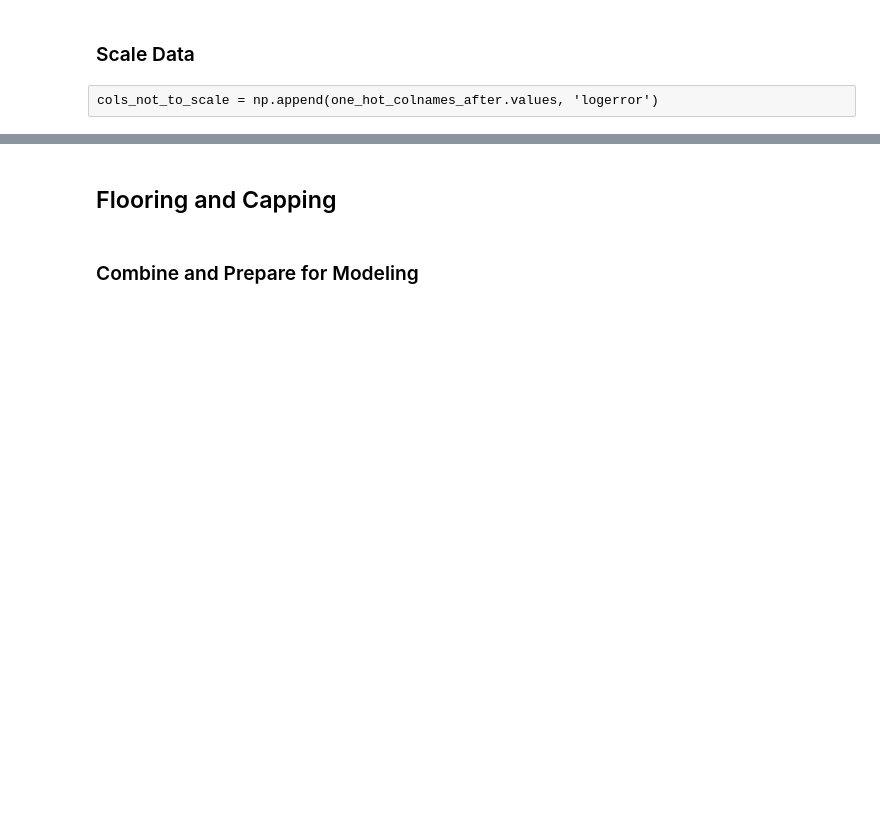
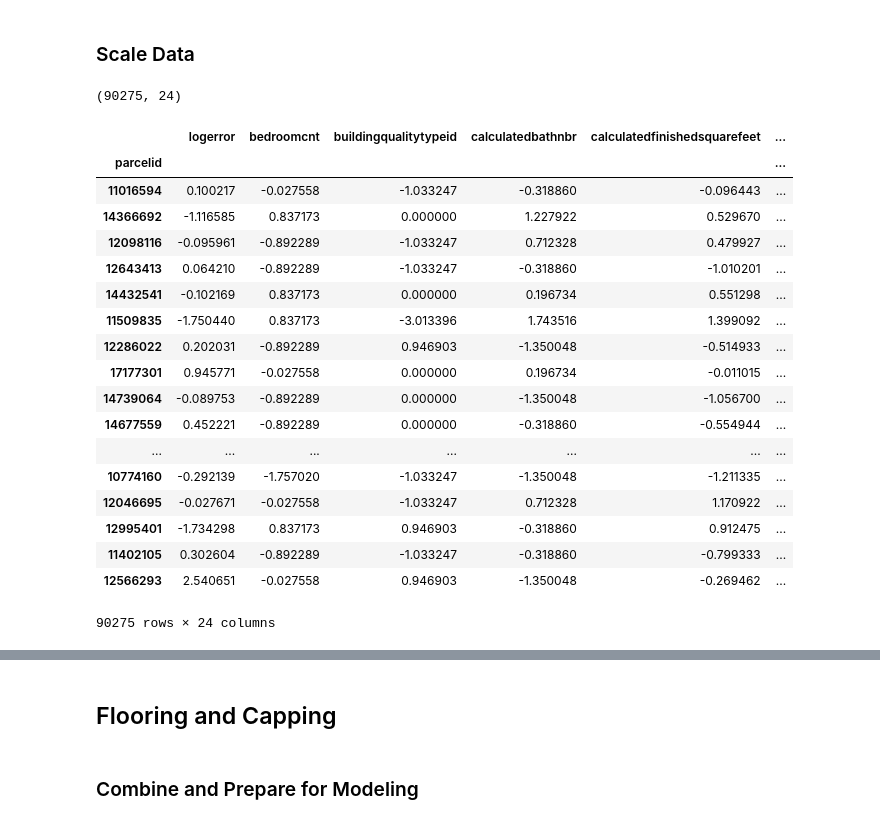
Before and after one commit to malctaylor15/Zillow_Kaggle, a Jupyter notebook: Analysis - Linear Regression.ipynb, the cells around one changed output, grey strips where cells are left out. Cells and saved outputs as stored; diff of their text form; code cells hidden in the pictures; blank space fills up the shorter version.

Commit message:
Data Cleaning & Feature Creation
Worked with @malctaylor15  to cleanse the data and replace our one-hot-encoding with a better system for categorical variables.

```diff
--- a/Analysis - Linear Regression.ipynb
+++ b/Analysis - Linear Regression.ipynb
@@ -417,0 +461,2 @@ gc.collect()
+# %%
+train_df2['heatingSystemNew'] = np.ceil(train_df2.heatingorsystemtypeid).apply(lambda x: 1 if x == 4.0 else 0)
@@ -417,0 +473,3 @@ gc.collect()
+# %%
+train_df2.drop(['heatingorsystemtypeid'],inplace=True,axis=1)
+train_df2.columns.tolist()
@@ -422,5 +507,3 @@ train_df3 = train_df_filledna
 # %%
 from sklearn.preprocessing import MinMaxScaler
 from sklearn.preprocessing import StandardScaler
-# %% [raw]
-cols_not_to_scale = np.append(one_hot_colnames_after.values, 'logerror')
@@ -442 +510,31 @@ train_df_scale.head()
+# %%
+scaler = StandardScaler().fit(train_df2)
+# %%
+train_df3 = scaler.transform(train_df2)
+train_df3.shape
+# %% [output]
+(90275, 24)
+# %%
+train_df4 = pd.DataFrame(train_df3,columns=train_df2.columns,index=train_df2.index)
+train_df4
+# %% [output]
+|  | logerror | bedroomcnt | buildingqualitytypeid | calculatedbathnbr | calculatedfinishedsquarefeet | ... |
+| parcelid |  |  |  |  |  | ... |
+| 11016594 | 0.100217 | -0.027558 | -1.033247 | -0.318860 | -0.096443 | ... |
+| 14366692 | -1.116585 | 0.837173 | 0.000000 | 1.227922 | 0.529670 | ... |
+| 12098116 | -0.095961 | -0.892289 | -1.033247 | 0.712328 | 0.479927 | ... |
+| 12643413 | 0.064210 | -0.892289 | -1.033247 | -0.318860 | -1.010201 | ... |
+| 14432541 | -0.102169 | 0.837173 | 0.000000 | 0.196734 | 0.551298 | ... |
+| 11509835 | -1.750440 | 0.837173 | -3.013396 | 1.743516 | 1.399092 | ... |
+| 12286022 | 0.202031 | -0.892289 | 0.946903 | -1.350048 | -0.514933 | ... |
+| 17177301 | 0.945771 | -0.027558 | 0.000000 | 0.196734 | -0.011015 | ... |
+| 14739064 | -0.089753 | -0.892289 | 0.000000 | -1.350048 | -1.056700 | ... |
+| 14677559 | 0.452221 | -0.892289 | 0.000000 | -0.318860 | -0.554944 | ... |
+| ... | ... | ... | ... | ... | ... | ... |
+| 10774160 | -0.292139 | -1.757020 | -1.033247 | -1.350048 | -1.211335 | ... |
+| 12046695 | -0.027671 | -0.027558 | -1.033247 | 0.712328 | 1.170922 | ... |
+| 12995401 | -1.734298 | 0.837173 | 0.946903 | -0.318860 | 0.912475 | ... |
+| 11402105 | 0.302604 | -0.892289 | -1.033247 | -0.318860 | -0.799333 | ... |
+| 12566293 | 2.540651 | -0.027558 | 0.946903 | -1.350048 | -0.269462 | ... |
+90275 rows × 24 columns
 # %%
```
Also changed, not shown: parts of 37 cells of this notebook.
